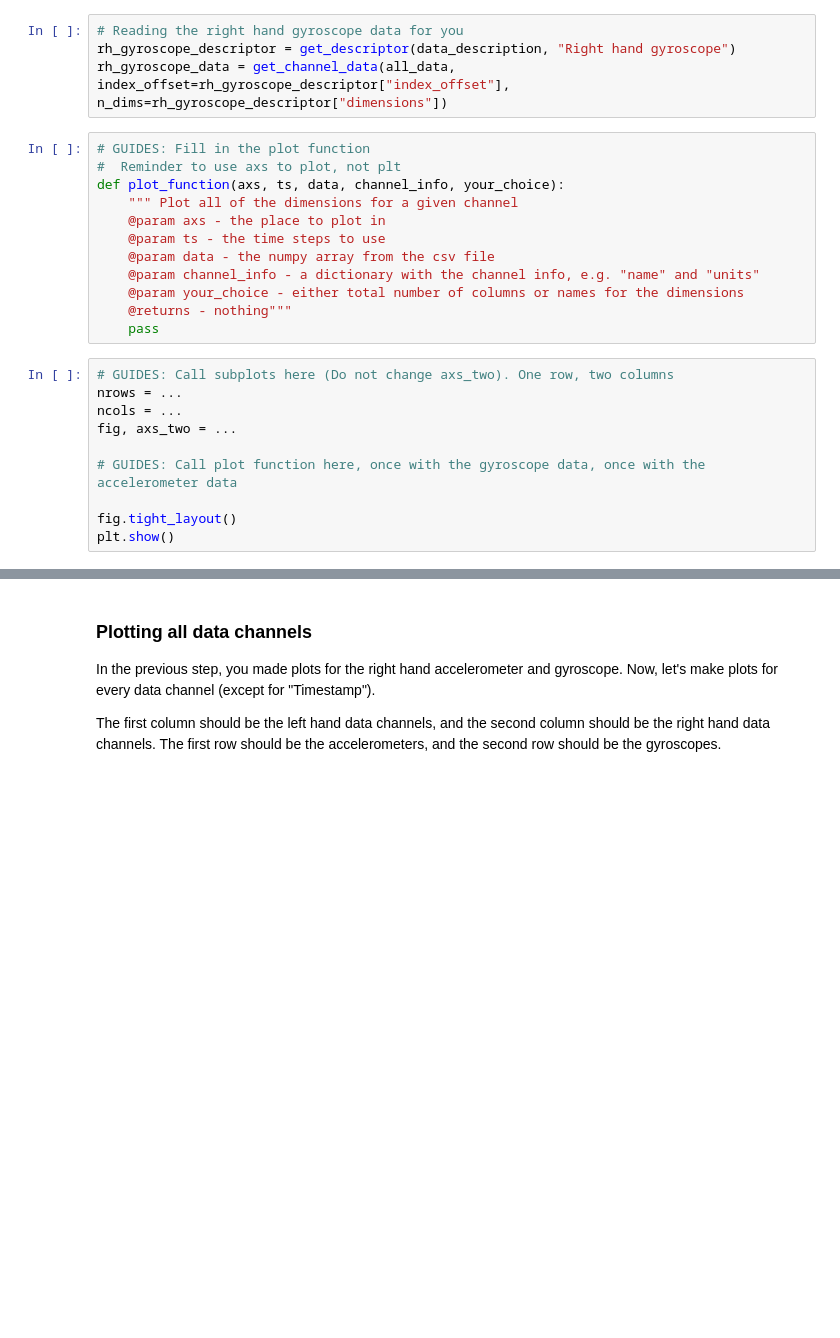
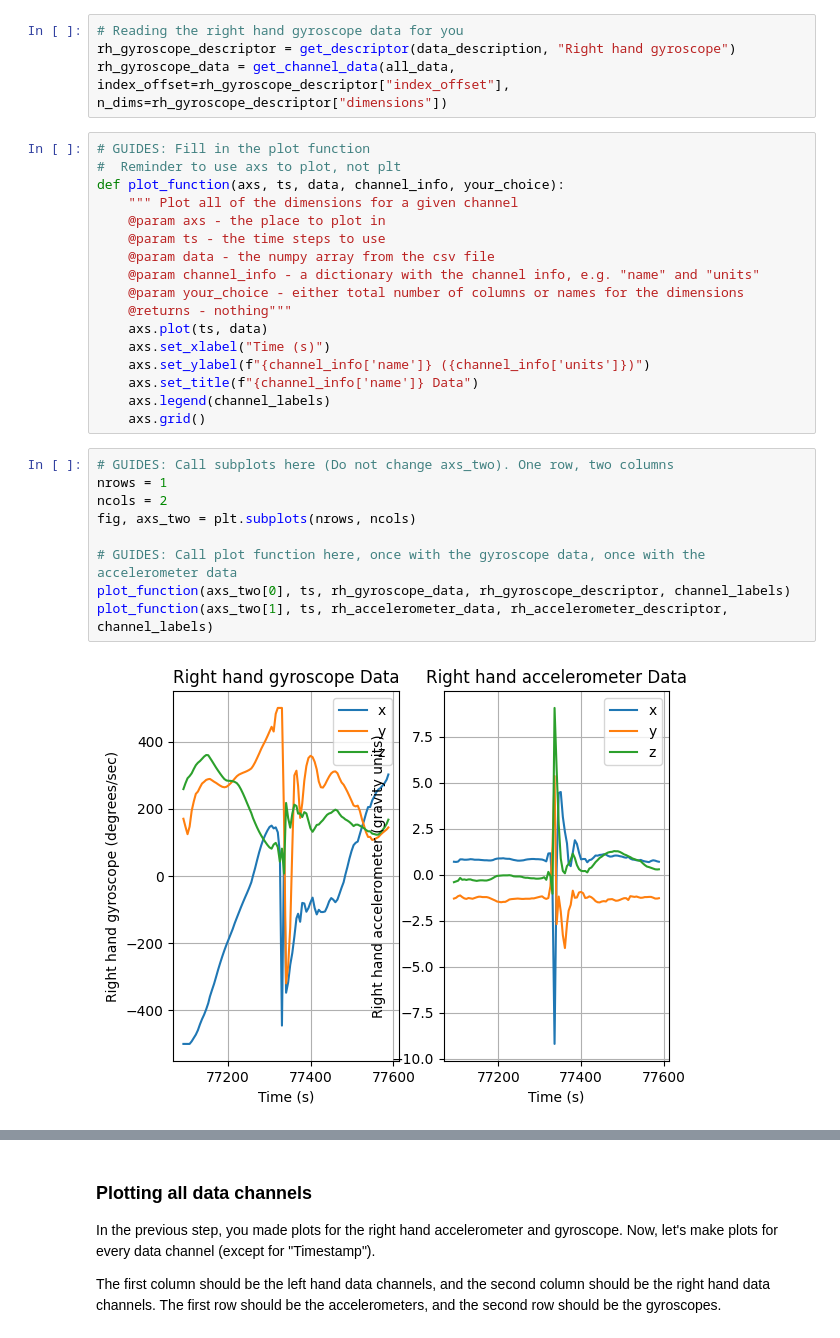
Before and after one commit to AllThePinq/IntroPythonProgramming, a Jupyter notebook: Week_3_plotting/Lab_3_plotting.ipynb, the cells around one changed output, grey strips where cells are left out. Drawn from its saved outputs; the diff is of its cells as text; blank space fills up the shorter version.

```diff
--- a/Week_3_plotting/Lab_3_plotting.ipynb
+++ b/Week_3_plotting/Lab_3_plotting.ipynb
@@ -83,16 +142,22 @@ def plot_function(axs, ts, data, channel_info, your_choice):
     @param channel_info - a dictionary with the channel info, e.g. "name" and "units"
     @param your_choice - either total number of columns or names for the dimensions
     @returns - nothing"""
-    pass
+    axs.plot(ts, data)
+    axs.set_xlabel("Time (s)")
+    axs.set_ylabel(f"{channel_info['name']} ({channel_info['units']})")
+    axs.set_title(f"{channel_info['name']} Data")
+    axs.legend(channel_labels)
+    axs.grid()
 # %%
 # GUIDES: Call subplots here (Do not change axs_two). One row, two columns
-nrows = ...
-ncols = ...
-fig, axs_two = ...
+nrows = 1
+ncols = 2
+fig, axs_two = plt.subplots(nrows, ncols)
 
 # GUIDES: Call plot function here, once with the gyroscope data, once with the accelerometer data
-
-fig.tight_layout()
-plt.show()
+plot_function(axs_two[0], ts, rh_gyroscope_data, rh_gyroscope_descriptor, channel_labels)
+plot_function(axs_two[1], ts, rh_accelerometer_data, rh_accelerometer_descriptor, channel_labels)
+# %% [output]
+[figure, added]
 # %%
 grader.check("plot_gyroscope_and_accelerometer")
```
Also changed, not shown: parts of 11 cells of this notebook, 2 other files.
